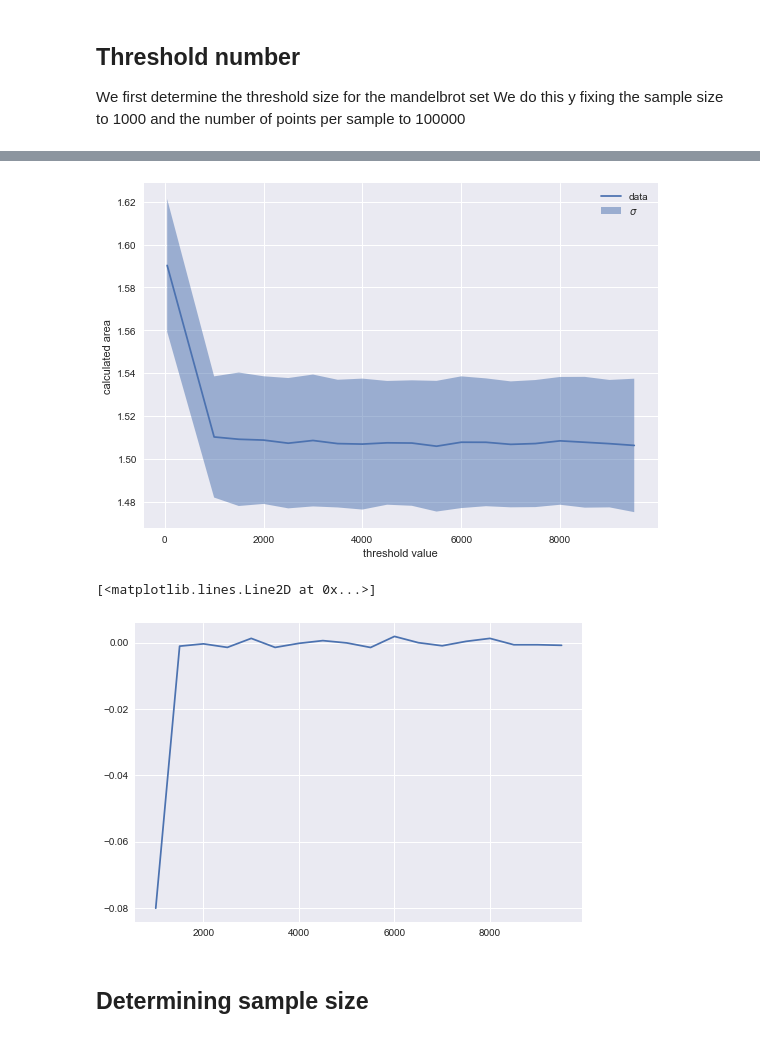
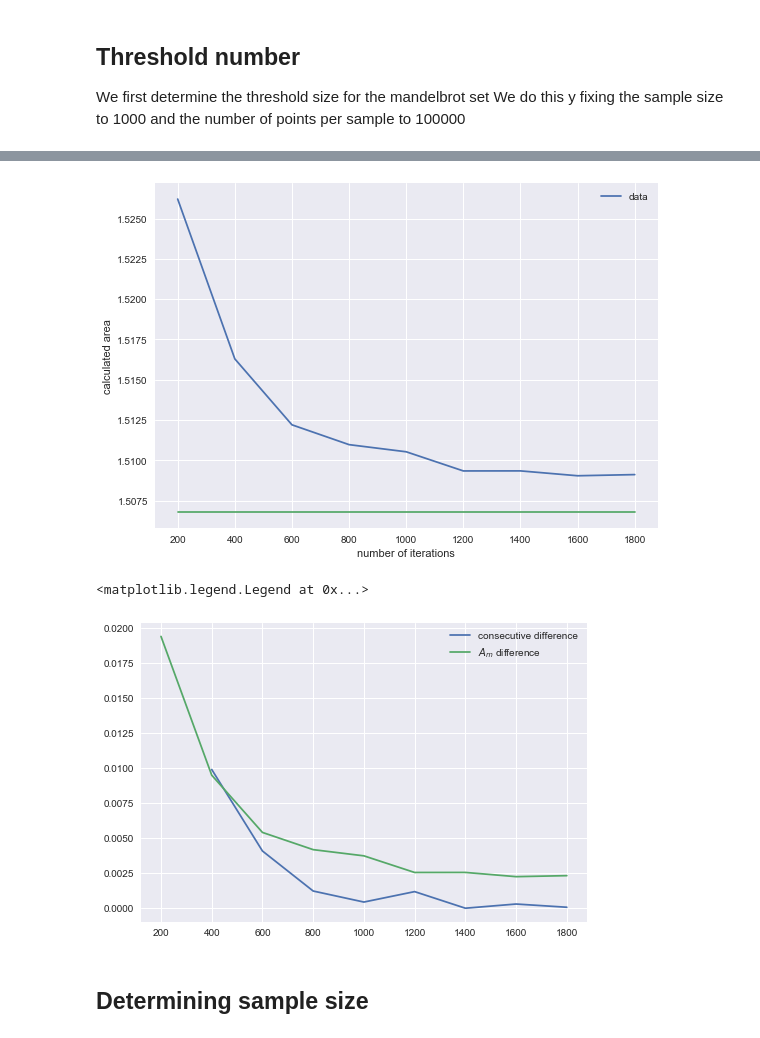
Before and after one commit to MbBrainz/StochasticSimulation-group19, a Jupyter notebook: Assignment1/RandomSampling.ipynb, the cells around one changed output, grey strips where cells are left out. Cells and saved outputs as stored; diff of their text form; code cells hidden in the pictures.

Commit message:
ran another simulation for threshold but with higher samplesize

```diff
--- a/Assignment1/RandomSampling.ipynb
+++ b/Assignment1/RandomSampling.ipynb
@@ -71,36 +91,39 @@ saved to file!
 # %%
-df = pd.read_csv(f"./simulation_data/threshold_computation_ss=1000_np=10000")
+df = pd.read_csv(f"./simulation_data/threshold_computation_ss=10000_np=10000")
 
 threshold_list = df["n_points"].tolist()
 mean_list = df["mean"].tolist()
 std_list = df["std"].tolist()
 time_list = df["computation_time"]
 
 fig, ax = plt.subplots()
 ax.plot(threshold_list, mean_list, label="data")
-
+ax.plot(threshold_list, theta*np.ones(len(threshold_list)))
 # ax.plot(threshold_list, std_list)
-ax.fill_between(threshold_list,
-                mean_list+np.array(std_list),
-                mean_list-np.array(std_list),
-                alpha=0.5,
-                label="$\sigma$")
+# ax.fill_between(threshold_list,
+#                 mean_list+np.array(std_list),
+#                 mean_list-np.array(std_list),
+#                 alpha=0.5,
+#                 label="$\sigma$")
 
 ax.legend()
 ax.set(
-    xlabel="threshold value",
+    xlabel="number of iterations",
     ylabel="calculated area",
     )
 plt.tight_layout()
 
+
 # include time plot on 2nd y axis
 # %% [output]
-[figure, old version]
+[figure, new version]
 # %%
-plt.plot(threshold_list[1:], (mean_list[1:]-np.array(mean_list[:-1])))
+plt.plot(threshold_list[1:], np.abs(mean_list[1:]-np.array(mean_list[:-1])), label="consecutive difference")
+plt.plot(threshold_list, np.array(mean_list)-theta, label="$A_m$ difference")
+plt.legend()
 # %% [output]
-[<matplotlib.lines.Line2D at 0x...>]
+<matplotlib.legend.Legend at 0x...>
-[figure, old version]
+[figure, new version]
 # %% [markdown]
 ## Determining sample size
 # %%
```
Also changed, not shown: parts of 4 cells of this notebook, 4 other files.
